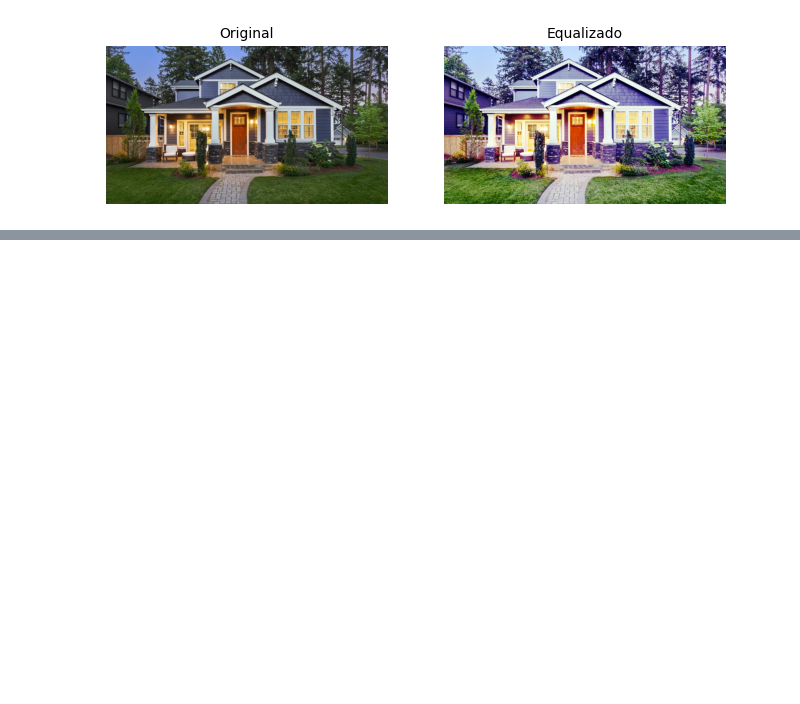
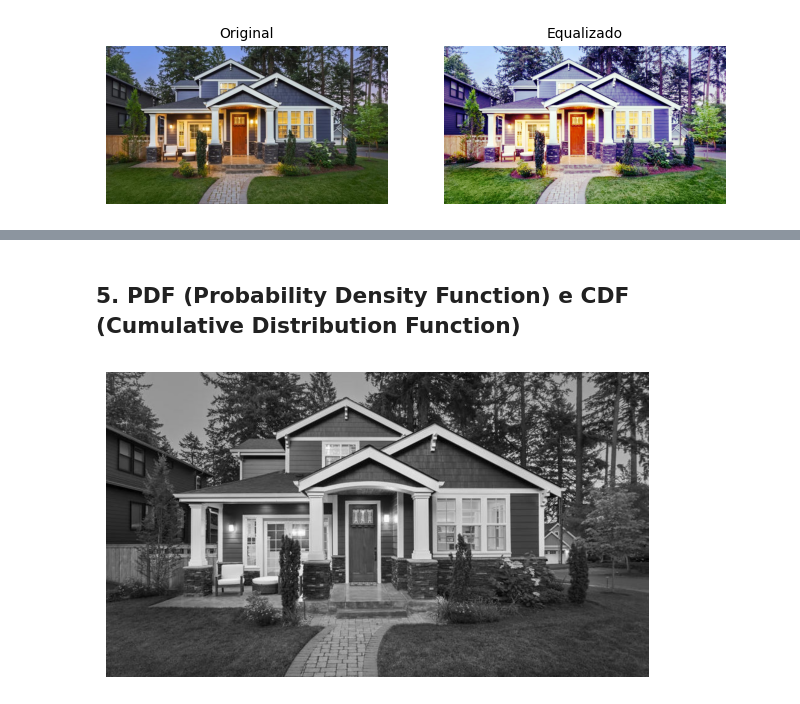
Before and after one commit to marcosmorais94/formacao-inteligencia-artificial, a Jupyter notebook: analises-imagens-IA/Projeto2-processamento_imagens.ipynb, the cells around one changed output, grey strips where cells are left out. Cells and saved outputs as stored; diff of their text form; code cells hidden in the pictures; blank space fills up the shorter version.

```diff
--- a/analises-imagens-IA/Projeto2-processamento_imagens.ipynb
+++ b/analises-imagens-IA/Projeto2-processamento_imagens.ipynb
@@ -149,0 +201,8 @@ visualiza_imagem(img9, equ, title=['Original', 'Equalizado'])
+# %% [markdown]
+## 5. PDF (Probability Density Function) e CDF (Cumulative Distribution Function)
+# %%
+# Carrega e visualiza a imagem em escala de cinza
+img9 = cv2.imread('imagens/img9.jpg', cv2.IMREAD_GRAYSCALE)
+visualiza_imagem(img9, figsize = 7)
+# %% [output]
+[figure, added]
```
Also changed, not shown: parts of 14 cells of this notebook.
